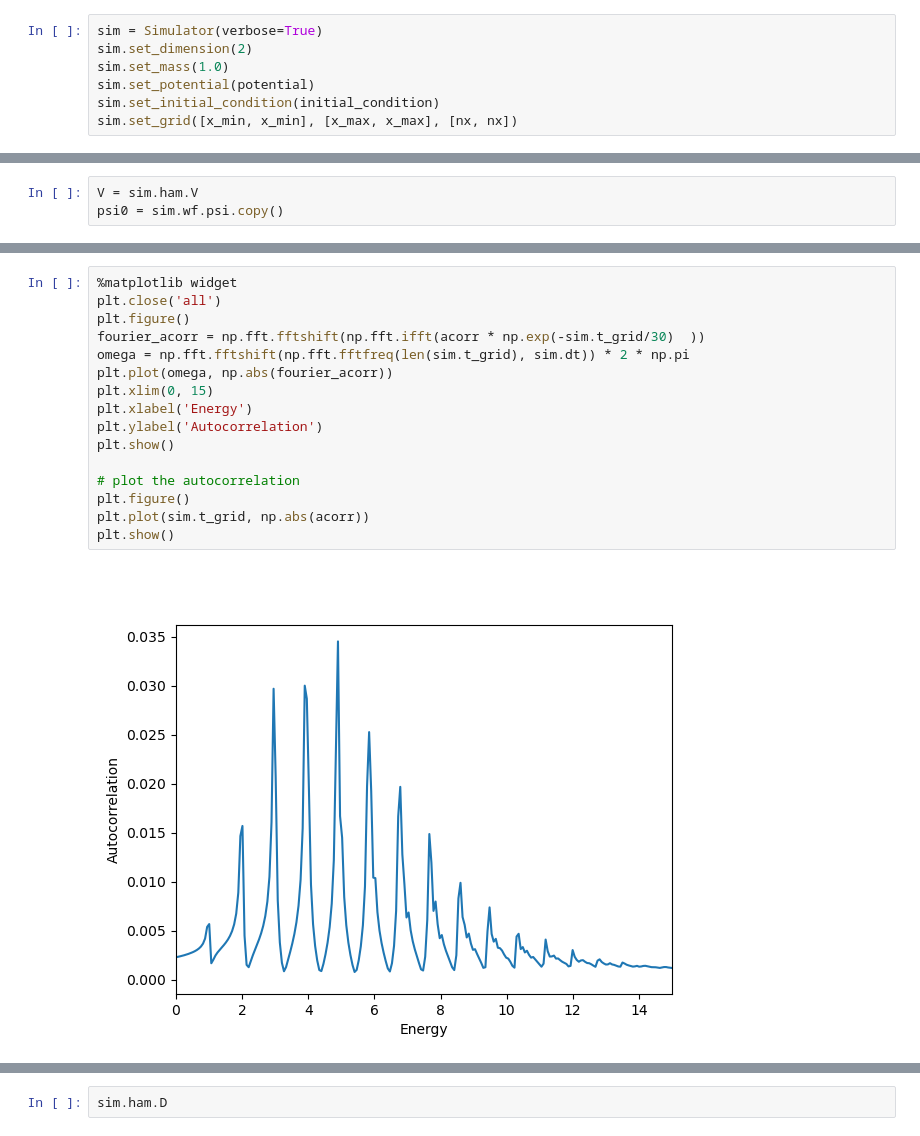
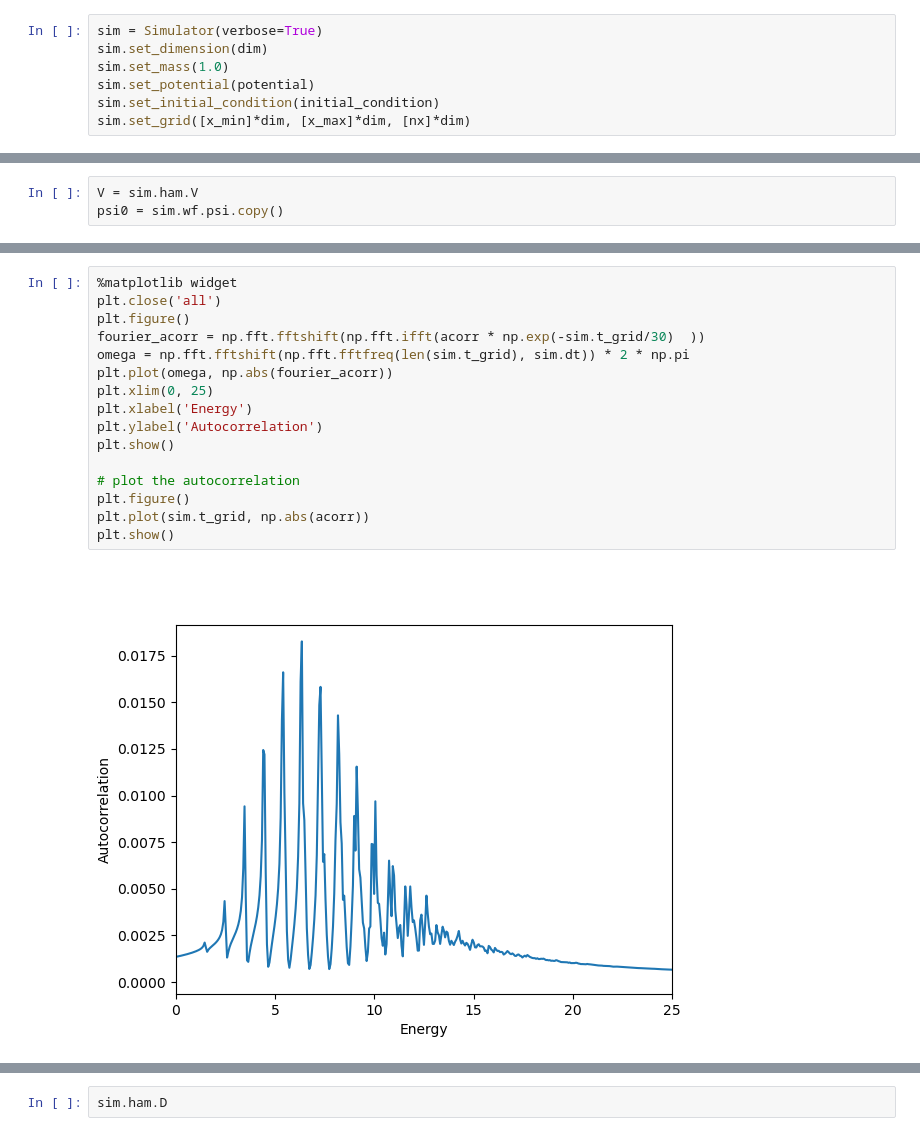
Before and after one commit to simenkva/fft_tdse, a Jupyter notebook: demo_notebooks/henon-heiles.ipynb, the cells around one changed output, grey strips where cells are left out. Drawn from its saved outputs; the diff is of its cells as text.

```diff
--- a/demo_notebooks/henon-heiles.ipynb
+++ b/demo_notebooks/henon-heiles.ipynb
@@ -40,8 +84,8 @@ plt.show()
 # %%
 sim = Simulator(verbose=True)
-sim.set_dimension(2)
+sim.set_dimension(dim)
 sim.set_mass(1.0)
 sim.set_potential(potential)
 sim.set_initial_condition(initial_condition)
-sim.set_grid([x_min, x_min], [x_max, x_max], [nx, nx])
+sim.set_grid([x_min]*dim, [x_max]*dim, [nx]*dim)
 # %% [output]
@@ -158,18 +155,18 @@ ic| exit_code: 0
 # %%
 %matplotlib widget
 plt.close('all')
 plt.figure()
 fourier_acorr = np.fft.fftshift(np.fft.ifft(acorr * np.exp(-sim.t_grid/30)  ))
 omega = np.fft.fftshift(np.fft.fftfreq(len(sim.t_grid), sim.dt)) * 2 * np.pi
 plt.plot(omega, np.abs(fourier_acorr))
-plt.xlim(0, 15)
+plt.xlim(0, 25)
 plt.xlabel('Energy')
 plt.ylabel('Autocorrelation')
 plt.show()
 
 # plot the autocorrelation
 plt.figure()
 plt.plot(sim.t_grid, np.abs(acorr))
 plt.show()
 # %% [output]
-[figure, old version]
+[figure, new version]
```
Also changed, not shown: parts of 5 cells of this notebook.
